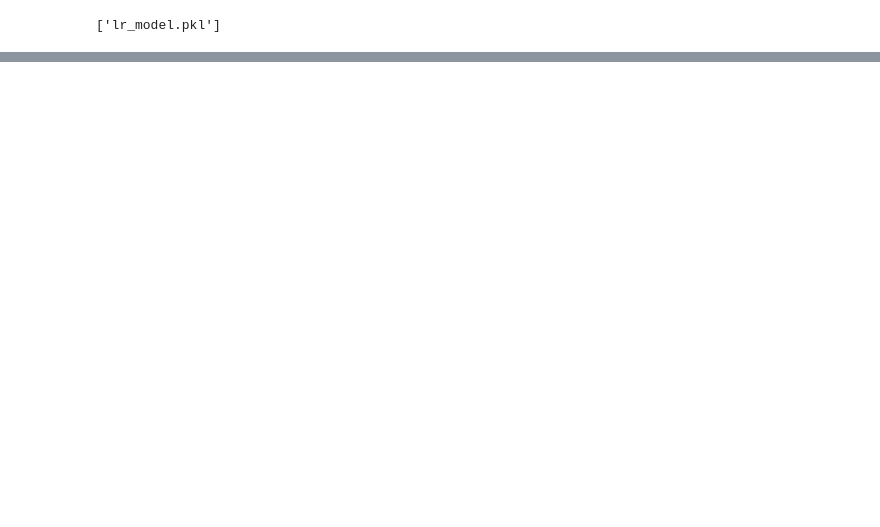
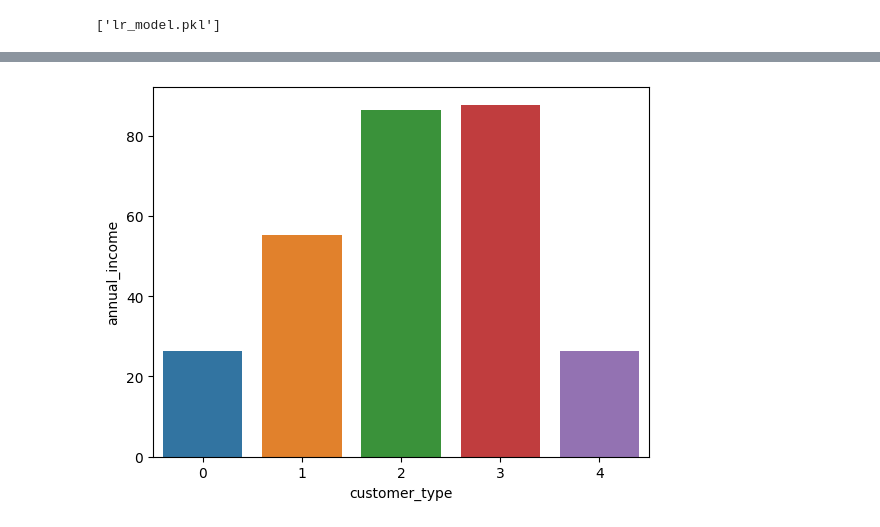
Before and after one commit to MarianoBermudez/Customer-Segmentation-Project, a Jupyter notebook: Customer Segmentation/main.ipynb, the cells around one changed output, grey strips where cells are left out. Saved outputs shown, nothing was run; the diff lists cells and outputs as text; code cells hidden in the pictures; blank space fills up the shorter version.

```diff
--- a/Customer Segmentation/main.ipynb
+++ b/Customer Segmentation/main.ipynb
@@ -150,0 +154,2 @@ joblib.dump(model, "lr_model.pkl")
+# %%
+grouped_df = df.groupby("customer_type", as_index=False).mean()
@@ -150,0 +160,4 @@ joblib.dump(model, "lr_model.pkl")
+# %%
+sns.barplot(x='customer_type', y='annual_income',data=grouped_df);
+# %% [output]
+[figure, added]
```
Also changed, not shown: parts of 16 cells of this notebook, 3 other files.
